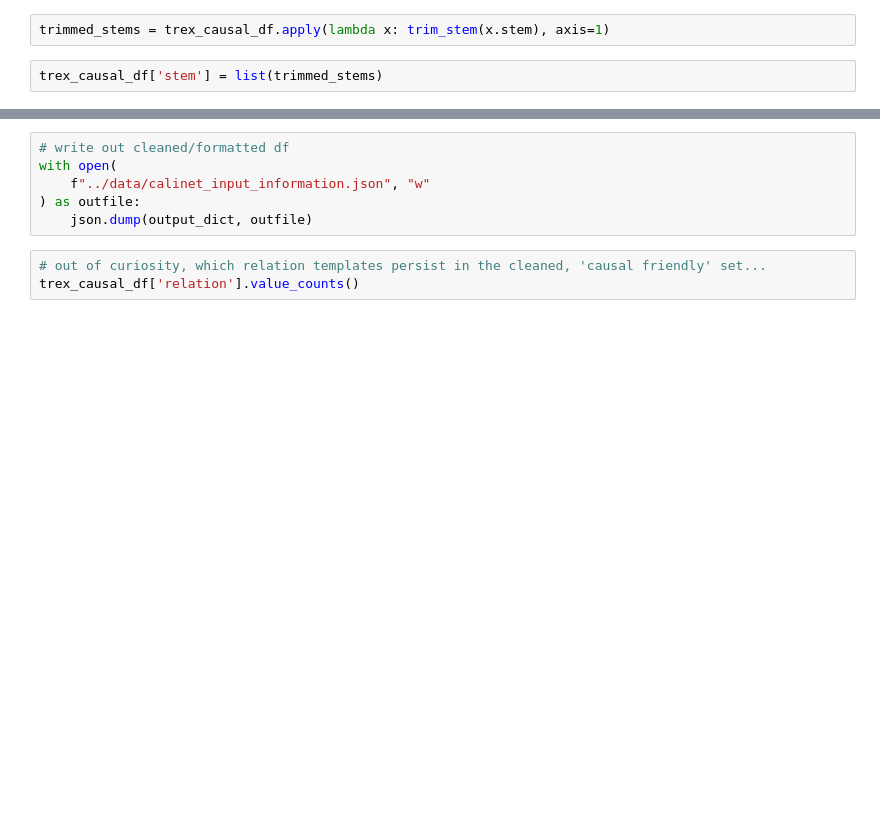
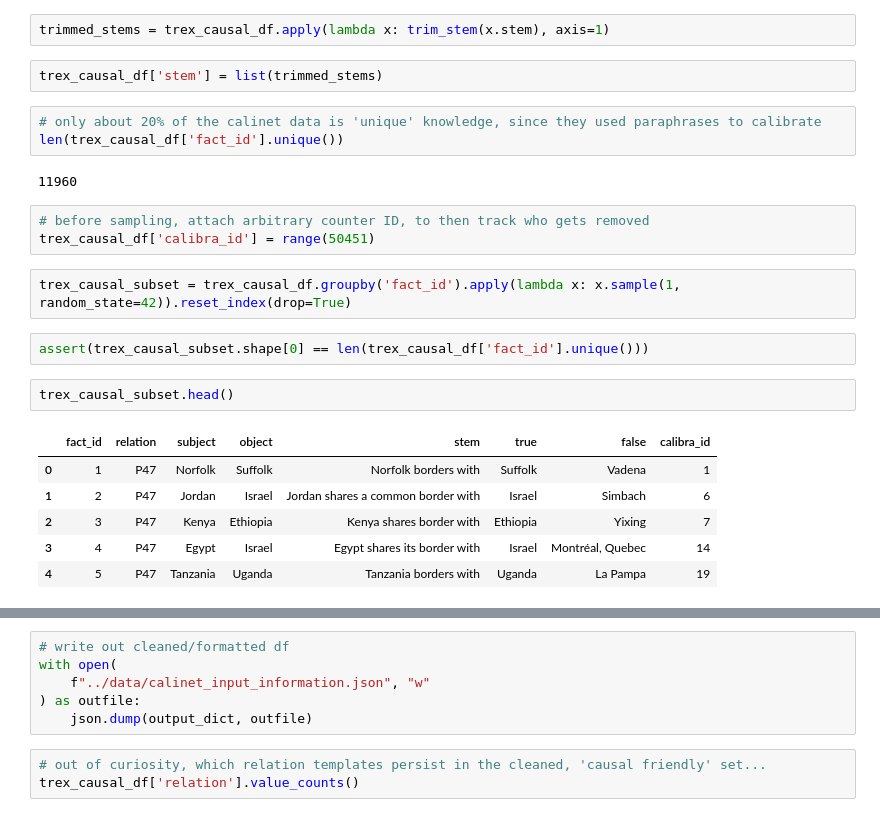
Before and after one commit to daniel-furman/polyglot-or-not, a Jupyter notebook: notebooks/cka_full_dataset_caching.ipynb, the cells around one changed output, grey strips where cells are left out. Drawn from its saved outputs; the diff is of its cells as text; blank space fills up the shorter version.

Commit message:
calinet dedupe v2

```diff
--- a/notebooks/cka_full_dataset_caching.ipynb
+++ b/notebooks/cka_full_dataset_caching.ipynb
@@ -102,3 +131,24 @@ trex_causal_df = trex_causal_df.copy()
 trimmed_stems = trex_causal_df.apply(lambda x: trim_stem(x.stem), axis=1)
 # %%
 trex_causal_df['stem'] = list(trimmed_stems)
+# %%
+# only about 20% of the calinet data is 'unique' knowledge, since they used paraphrases to calibrate
+len(trex_causal_df['fact_id'].unique())
+# %% [output]
+11960
+# %%
+# before sampling, attach arbitrary counter ID, to then track who gets removed
+trex_causal_df['calibra_id'] = range(50451)
+# %%
+trex_causal_subset = trex_causal_df.groupby('fact_id').apply(lambda x: x.sample(1, random_state=42)).reset_index(drop=True)
+# %%
+assert(trex_causal_subset.shape[0] == len(trex_causal_df['fact_id'].unique()))
+# %%
+trex_causal_subset.head()
+# %% [output]
+|  | fact_id | relation | subject | object | stem | true | false | calibra_id |
+| 0 | 1 | P47 | Norfolk | Suffolk | Norfolk borders with | Suffolk | Vadena | 1 |
+| 1 | 2 | P47 | Jordan | Israel | Jordan shares a common border with | Israel | Simbach | 6 |
+| 2 | 3 | P47 | Kenya | Ethiopia | Kenya shares border with | Ethiopia | Yixing | 7 |
+| 3 | 4 | P47 | Egypt | Israel | Egypt shares its border with | Israel | Montréal, Quebec | 14 |
+| 4 | 5 | P47 | Tanzania | Uganda | Tanzania borders with | Uganda | La Pampa | 19 |
```
Also changed, not shown: parts of 33 cells of this notebook, 2 other files.
